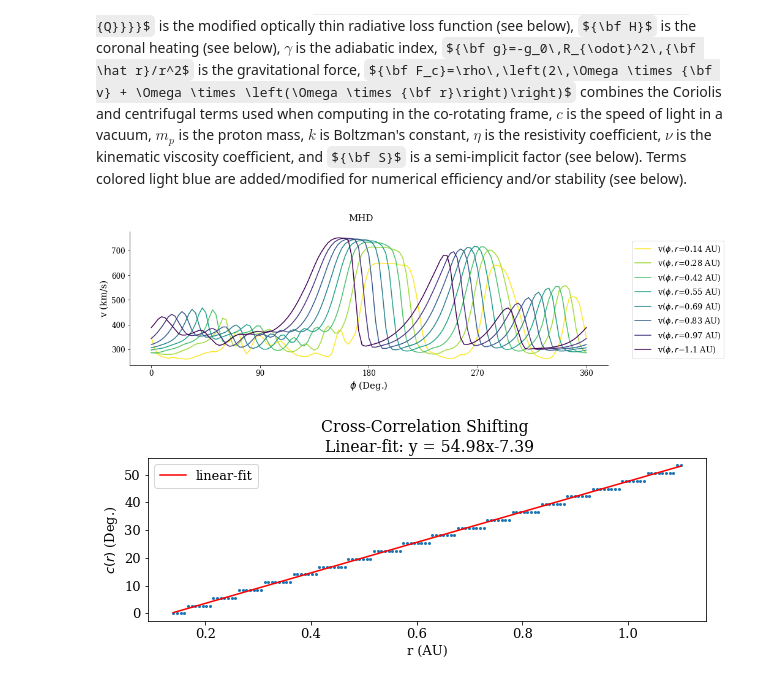
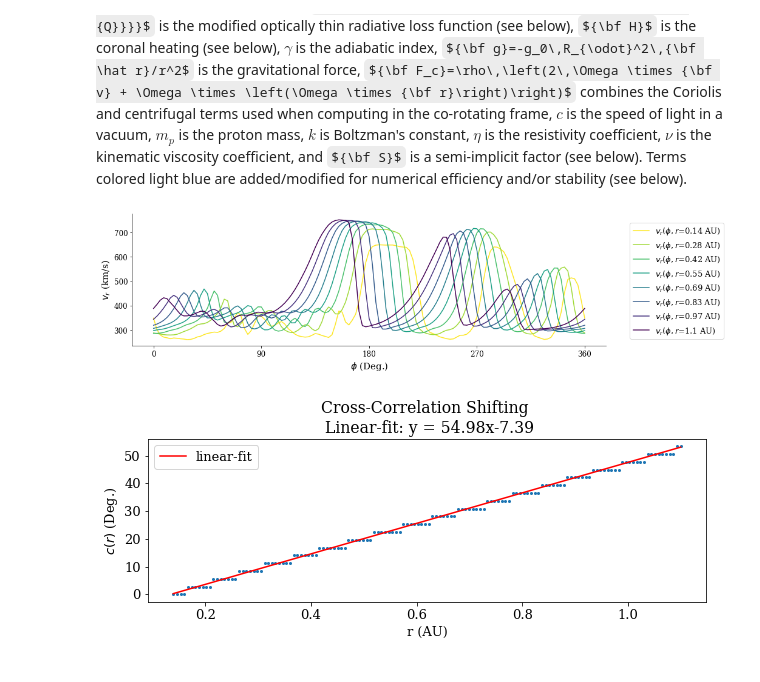
Before and after one commit to opaliss/Space-Weather-ROM, a Jupyter notebook: MHD/SW-ROM-Shifted-MHD-1D-LowRes.ipynb, the cells around one changed output. Saved outputs shown, nothing was run; the diff lists cells and outputs as text; code cells hidden in the pictures; some formulas as TeX source.

```diff
--- a/MHD/SW-ROM-Shifted-MHD-1D-LowRes.ipynb
+++ b/MHD/SW-ROM-Shifted-MHD-1D-LowRes.ipynb
@@ -39,7 +39,8 @@ matplotlib.rc('ytick', labelsize=13)
 # Import MHD solar wind velocity results.
 # %%
 # mas output - br, rho, vr
-mas_path = get_mas_path(cr="2210")
+cr = "2210"
+mas_path = get_mas_path(cr=cr)
 model = MASOutput(mas_path)
 print(model.variables)
 # %% [output]
@@ -78,8 +79,3 @@ p = np.append(p, 2*np.pi)
 f = np.append(f,[f[0,:, :]],axis=0)
 # %%
 V = np.array(f[:, 55, :])
-# %%
-fig = plt.subplots(figsize=(7, 7))
-ax = plt.subplot(projection='polar')
-cbar_kwargs = {'orientation': 'horizontal'}
-model['vr'].plot_equatorial_cut(ax=ax, cbar_kwargs=cbar_kwargs)
@@ -109,7 +103,7 @@ def plot_heat_data(Z, title, sample_columns=np.append(np.arange(0, len(r), 20),l
 
     ax.set_xlabel(xlabel, fontsize=15)
     ax.set_xticks([0, 90, 180, 270, 360])
-    ax.set_ylabel(str(variable) + " (km/s)", fontsize=15)
+    ax.set_ylabel(variable + " (km/s)", fontsize=15)
     ax.legend(loc=(1.05, .05))
     ax.spines["right"].set_visible(False)
     ax.spines["top"].set_visible(False)
@@ -117,11 +111,11 @@ def plot_heat_data(Z, title, sample_columns=np.append(np.arange(0, len(r), 20),l
     fig.suptitle(title, fontsize=15)
 
     if save_fig:
-        fig.savefig(file_name, dpi=300, bbox_inches='tight')
+        fig.savefig(file_name, dpi=500, bbox_inches='tight')
 # %%
-plot_heat_data(V, "MHD", variable="v", save_fig=True, file_name="figs/original_dataset_MHD.png")
+plot_heat_data(V, "", variable=r"$v_{r}$", save_fig=True, file_name="MHD/figs/CR"+ str(cr) +"/original_dataset_MHD.png")
 # %% [output]
-[figure, old version]
+[figure, new version]
 # %%
 def periodic_corr_np(x, y):
     """Periodic correlation, implemented using np.correlate.
```
Also changed, not shown: parts of 35 cells of this notebook, 29 other files.
